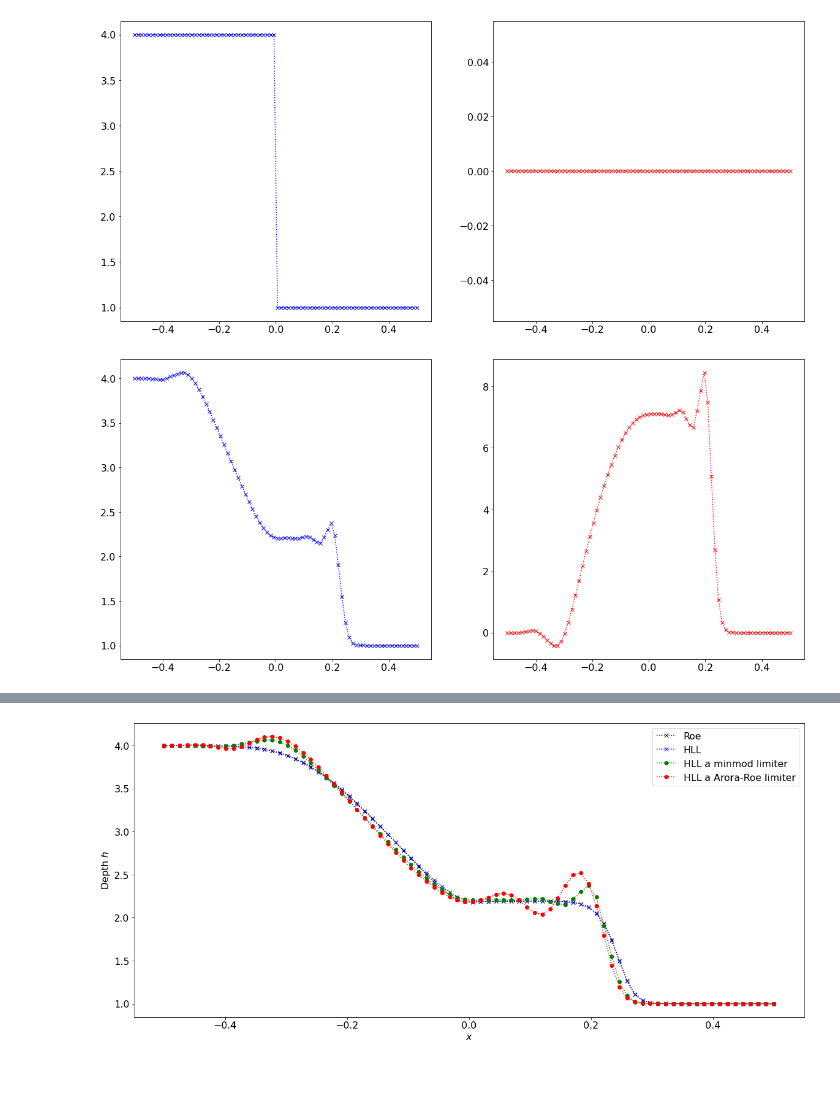
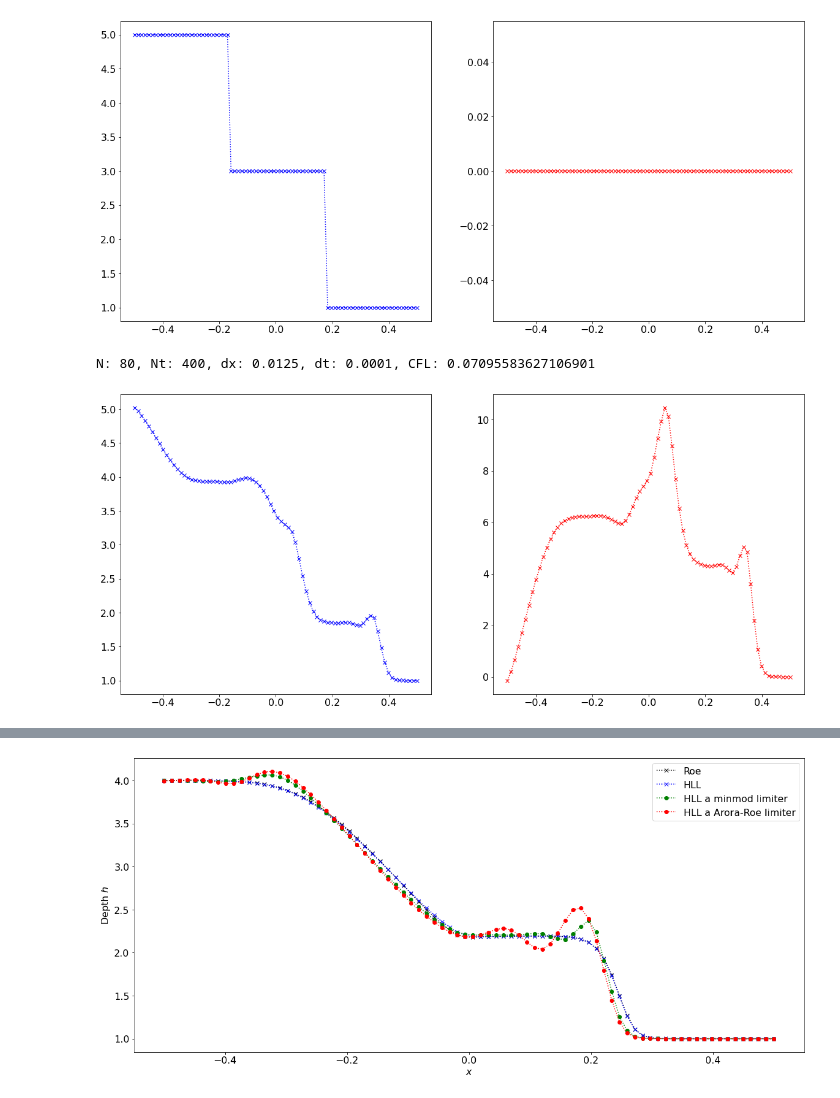
Before and after one commit to honzapulpan/fav-SNM2, a Jupyter notebook: notebooks/honza-test.ipynb, the cells around one changed output, grey strips where cells are left out. Saved outputs shown, nothing was run; the diff lists cells and outputs as text; code cells hidden in the pictures.

```diff
--- a/notebooks/honza-test.ipynb
+++ b/notebooks/honza-test.ipynb
@@ -84,6 +84,9 @@ def shallow_sol(q_state,
     aux_l, aux_r = 0, 0
     limiters = np.full(N,limiter)
 
+    #maximalni rychlost
+    s_max = np.zeros(Nt)
+
     # iterate solution for Nt time steps
     for i in range(Nt):
         q_l = q_state[:,:-1]
@@ -91,6 +94,7 @@ def shallow_sol(q_state,
 
         # solve Riemann problems at all faces
         wave, s, amdq, apdq = riemann_solver(q_l, q_r, aux_l, aux_r, problem_data)
+        s_max[i] = np.nanmax(np.abs(s))
 
         # update state with Riemann solutions
         q_state[:,:-1] = q_state[:,:-1] - dtdx * amdq
@@ -116,6 +120,8 @@ def shallow_sol(q_state,
             q_state[:,:-1] = q_state[:,:-1] + dtdx * F
             q_state[:,:-2] = q_state[:,:-2] - dtdx * F[:,1:]
 
+    print(f'N: {N}, Nt: {Nt}, dx: {dx}, dt: {dt}, CFL: {np.max(s_max)*dtdx}')
+
     # solution plot
     if plot_sol:
         plt.subplot(1, 2, 1)
@@ -141,11 +149,12 @@ Q_hll = shallow_sol(Q, Nt, problem_data, dtdx, riemann_solver=shallow_hll_1D, pl
 [figure]
 # %%
 # 2nd order, hll Riemann solver, minmod limiter
-Q = shallow_ic(N, 1)
+Q = shallow_ic(N, 2)
 Q_hll_minmod = shallow_sol(Q, Nt, problem_data, dtdx, riemann_solver=shallow_hll_1D, higher_order = True, plot_sol=True)
 # %% [output]
-[figure, old version]
+[figure, new version]
+N: 80, Nt: 400, dx: 0.0125, dt: 0.0001, CFL: 0.07095583627106901
-[figure, old version]
+[figure, new version]
 # %%
 # 2nd order, hll Riemann solver, Arora-Roe limiter
 Q = shallow_ic(N, 1)
```
Also changed, not shown: parts of 3 cells of this notebook, 3 other files.
